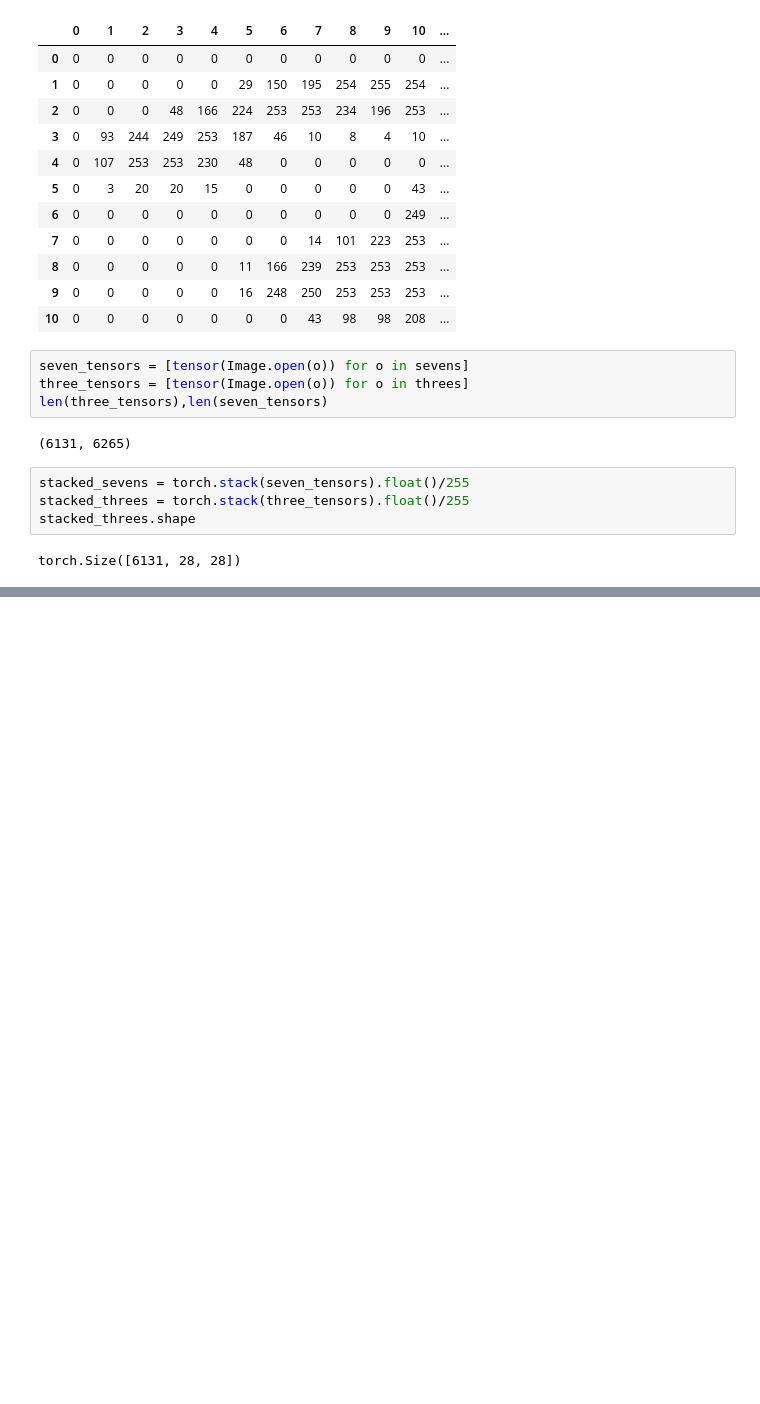
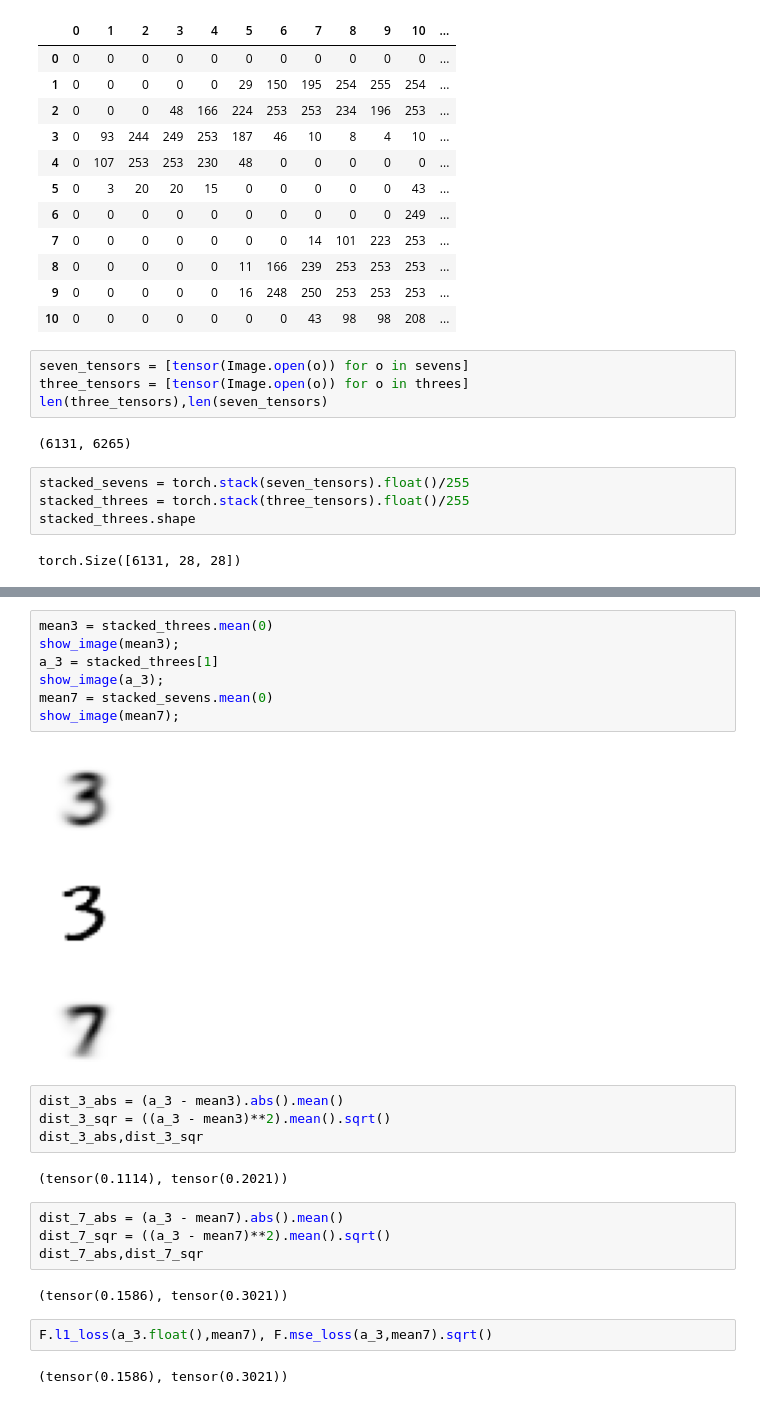
Before and after one commit to ved1beta/fast.ai, a Jupyter notebook: lec4.ipynb, the cells around one changed output, grey strips where cells are left out. Drawn from its saved outputs; the diff is of its cells as text; blank space fills up the shorter version.

```diff
--- a/lec4.ipynb
+++ b/lec4.ipynb
@@ -67,0 +77,27 @@ torch.Size([6131, 28, 28])
+# %%
+mean3 = stacked_threes.mean(0)
+show_image(mean3);
+a_3 = stacked_threes[1]
+show_image(a_3);
+mean7 = stacked_sevens.mean(0)
+show_image(mean7);
+# %% [output]
+[figure, added]
+[figure, added]
+[figure, added]
+# %%
+dist_3_abs = (a_3 - mean3).abs().mean()
+dist_3_sqr = ((a_3 - mean3)**2).mean().sqrt()
+dist_3_abs,dist_3_sqr
+# %% [output]
+(tensor(0.1114), tensor(0.2021))
+# %%
+dist_7_abs = (a_3 - mean7).abs().mean()
+dist_7_sqr = ((a_3 - mean7)**2).mean().sqrt()
+dist_7_abs,dist_7_sqr
+# %% [output]
+(tensor(0.1586), tensor(0.3021))
+# %%
+F.l1_loss(a_3.float(),mean7), F.mse_loss(a_3,mean7).sqrt()
+# %% [output]
+(tensor(0.1586), tensor(0.3021))
```
Also changed, not shown: parts of 5 cells of this notebook.
